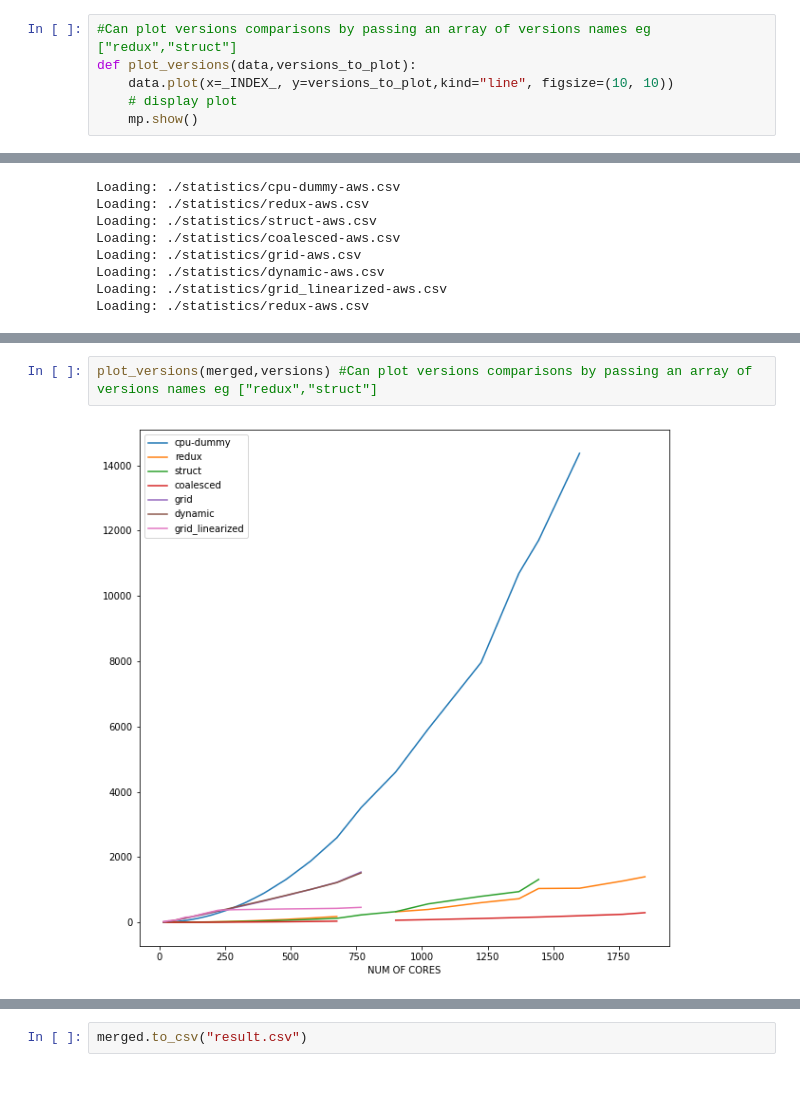
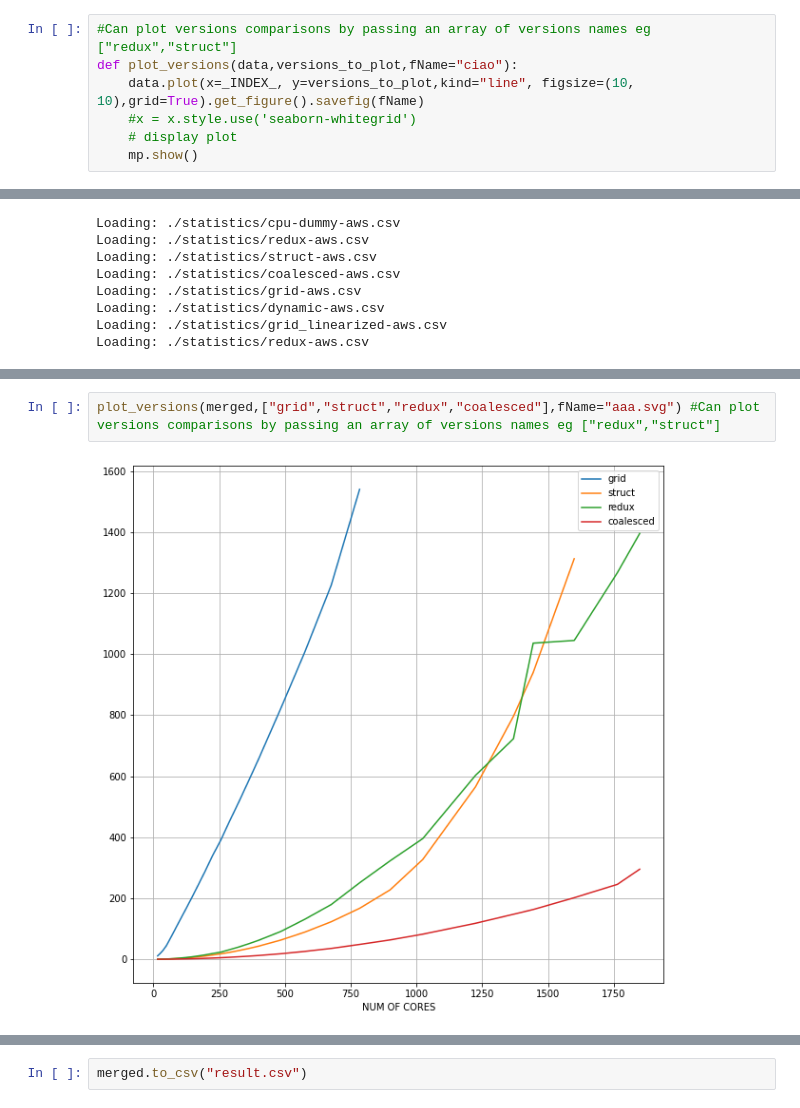
Before and after one commit to D4De/caliper-gpu, a Jupyter notebook: caliper_statistics.ipynb, the cells around one changed output, grey strips where cells are left out. Saved outputs shown, nothing was run; the diff lists cells and outputs as text.

```diff
--- a/caliper_statistics.ipynb
+++ b/caliper_statistics.ipynb
@@ -42,8 +42,9 @@ def merge_statistics(statistics):
     return merged
 # %%
 #Can plot versions comparisons by passing an array of versions names eg ["redux","struct"]
-def plot_versions(data,versions_to_plot):
-    data.plot(x=_INDEX_, y=versions_to_plot,kind="line", figsize=(10, 10))
+def plot_versions(data,versions_to_plot,fName="ciao"):
+    data.plot(x=_INDEX_, y=versions_to_plot,kind="line", figsize=(10, 10),grid=True).get_figure().savefig(fName)
+    #x = x.style.use('seaborn-whitegrid')
     # display plot
     mp.show()
 # %%
@@ -89,5 +90,5 @@ merged
 | 28 | 1849 | NaN | 1395.668813 | NaN | 295.295199 | NaN | NaN | NaN | ... |
 # %%
-plot_versions(merged,versions) #Can plot versions comparisons by passing an array of versions names eg ["redux","struct"]
+plot_versions(merged,["grid","struct","redux","coalesced"],fName="aaa.svg") #Can plot versions comparisons by passing an array of versions names eg ["redux","struct"]
 # %% [output]
-[figure, old version]
+[figure, new version]
```
Also changed, not shown: parts of 4 cells of this notebook, 14 other files.
